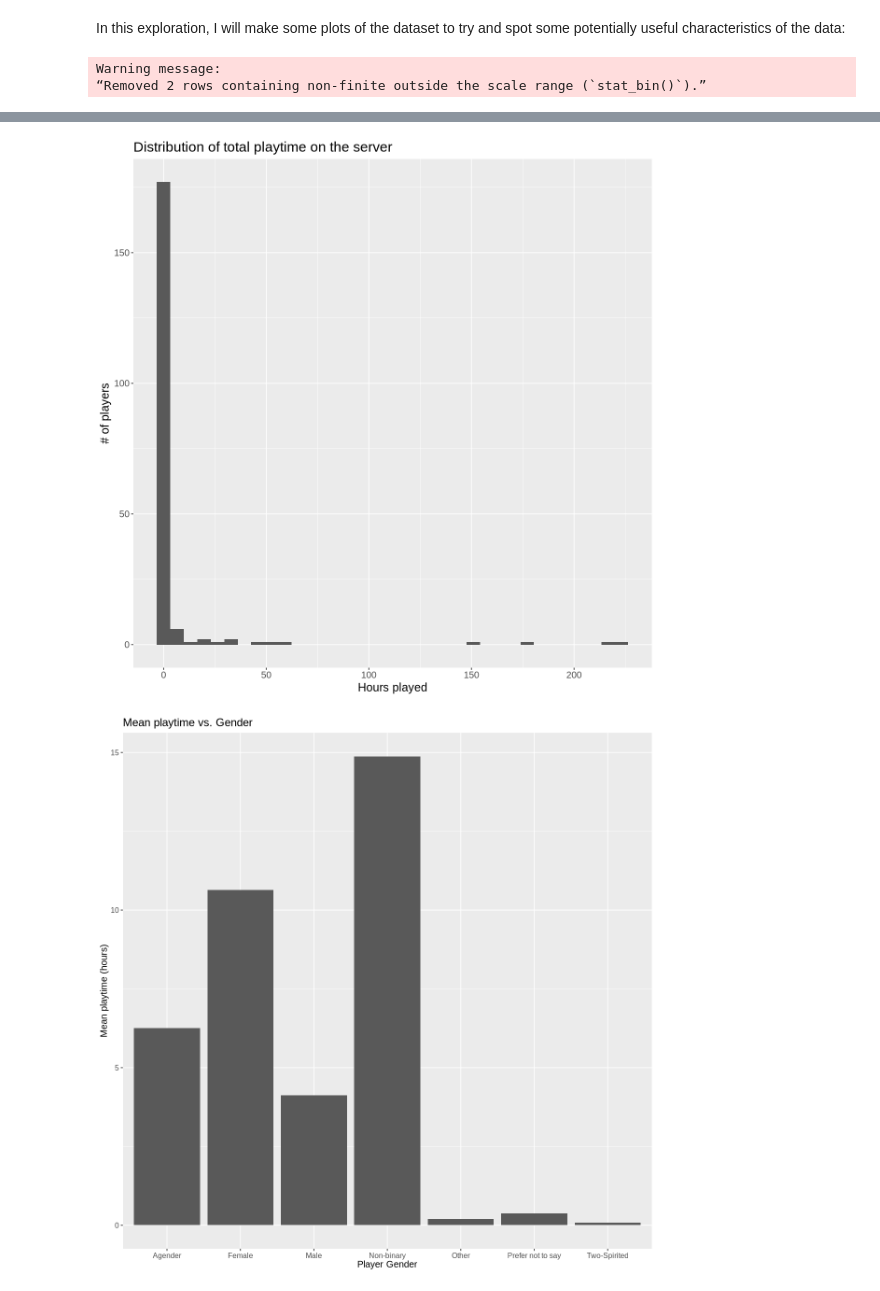
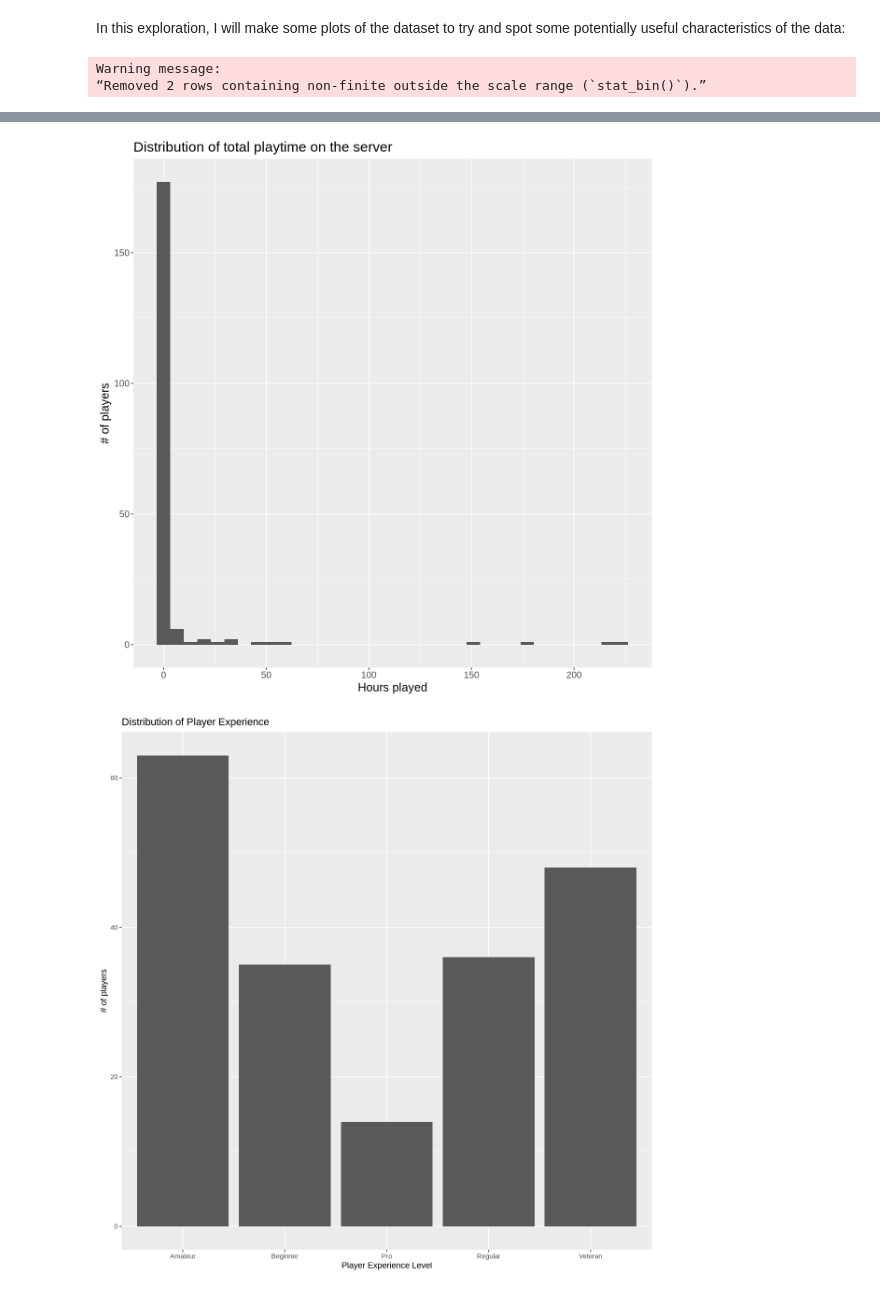
Before and after one commit to daisfasl/DSCI100-Individual-Project-Report, a Jupyter notebook: Individual Planning Report.ipynb, the cells around one changed output, grey strips where cells are left out. Cells and saved outputs as stored; diff of their text form; code cells hidden in the pictures.

Commit message:
Added to 3)
Added explanations and additional gender-based plots

```diff
--- a/Individual Planning Report.ipynb
+++ b/Individual Planning Report.ipynb
@@ -140,6 +140,20 @@ playtime_distribution <- players |>
     geom_histogram(bins = 35) +
     labs(x = "Hours played", y = "# of players", title = "Distribution of total playtime on the server") +
     theme(text= element_text(size= 15))
+
+experience_distribution <- players |>
+    ggplot(aes(x= experience)) +
+    geom_bar() +
+    labs(x = "Player Experience Level",
+         y = "# of players",
+         title = "Distribution of Player Experience")
+
+gender_distribution <- players |>
+    ggplot(aes(x= gender)) +
+    geom_bar() +
+    labs(x = "Player Gender",
+         y = "# of players",
+         title = "Distribution of Player Gender")
 
 playtime_vs_gender <- players |>
     group_by(gender) |>
@@ -152,34 +166,37 @@ playtime_vs_gender_plot <- playtime_vs_gender |>
          title = "Mean playtime vs. Gender") +
     theme(text = element_text(size = 12))
 
 playtime_vs_experience <- players |>
     group_by(experience) |>
     summarize(mean_playtime = mean(played_hours, na.rm = TRUE))
 
 playtime_vs_experience_plot <- playtime_vs_experience |>
     ggplot(aes(x= experience, y = mean_playtime)) +
     geom_bar(stat = "identity") +
     labs(x = "Player Experience",
          y = "Mean playtime (hours)",
          title = "Mean playtime vs. Experience") +
     theme(text = element_text(size = 12))
 
-playtime_vs_age <- players |>
+playtime_vs_age_plot <- players |>
     ggplot(aes(x = Age, y = played_hours)) +
     geom_point() +
     labs(x = "Player Age (years)",
-         y = "Individual playtime (hours)"
-         title
+         y = "Individual playtime (hours)",
+         title = "Player Age vs. Playtime")
 
 
 
 age_distribution
 playtime_distribution
+experience_distribution
+gender_distribution
 playtime_vs_gender_plot
 playtime_vs_experience_plot
+playtime_vs_age_plot
 # %% [output]
 Warning message:
 “Removed 2 rows containing non-finite outside the scale range (`stat_bin()`).”
 [figure]
 [figure]
-[figure, old version]
+[figure, new version]
```
Also changed, not shown: parts of 2 cells of this notebook.
